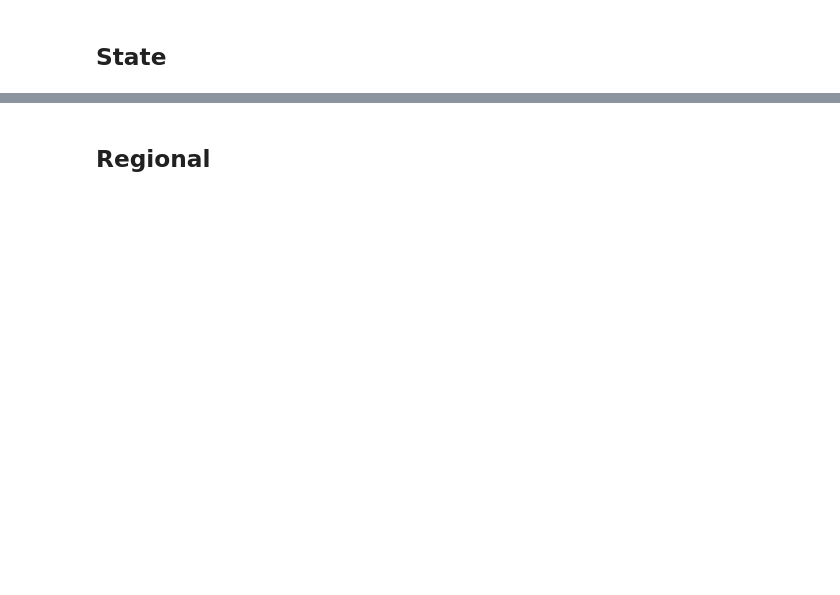
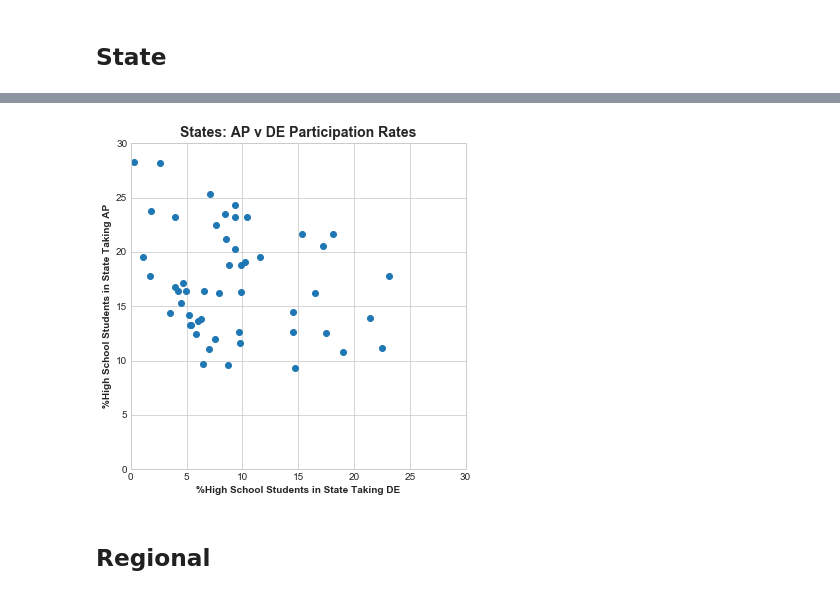
Before and after one commit to oconnoag/nacep_dual_enrollment_analysis, a Jupyter notebook: jupyter_notebooks/02_enrollment_analysis-Total-HS.ipynb, the cells around one changed output, grey strips where cells are left out. Drawn from its saved outputs; the diff is of its cells as text; code cells hidden in the pictures; blank space fills up the shorter version.

```diff
--- a/jupyter_notebooks/02_enrollment_analysis-Total-HS.ipynb
+++ b/jupyter_notebooks/02_enrollment_analysis-Total-HS.ipynb
@@ -646,6 +646,19 @@ state_enrollments
 | WI | 249627 | 1.8 | 45113 | 3.9 | 2.1 | 18.1 | ... |
 | WV | 78339 | 0.6 | 4684 | 0.4 | -0.2 | 6.0 | ... |
 | WY | 25286 | 0.2 | 4802 | 0.4 | 0.2 | 19.0 | ... |
+# %%
+plt.figure(figsize=(6,6))
+plt.scatter(x=state_enrollments['DE Participation Rate'], y=state_enrollments['AP Participation Rate'])
+plt.ylim([0,30])
+plt.xlim([0,30])
+plt.ylabel('%High School Students in State Taking AP')
+plt.xlabel('%High School Students in State Taking DE')
+plt.yticks(np.arange(0,35,5))
+plt.xticks(np.arange(0,35,5))
+plt.title('States: AP v DE Participation Rates')
+plt.show()
+# %% [output]
+[figure, added]
 # %% [markdown]
 ## Regional
 # %%
```
Also changed, not shown: 2 other files.
